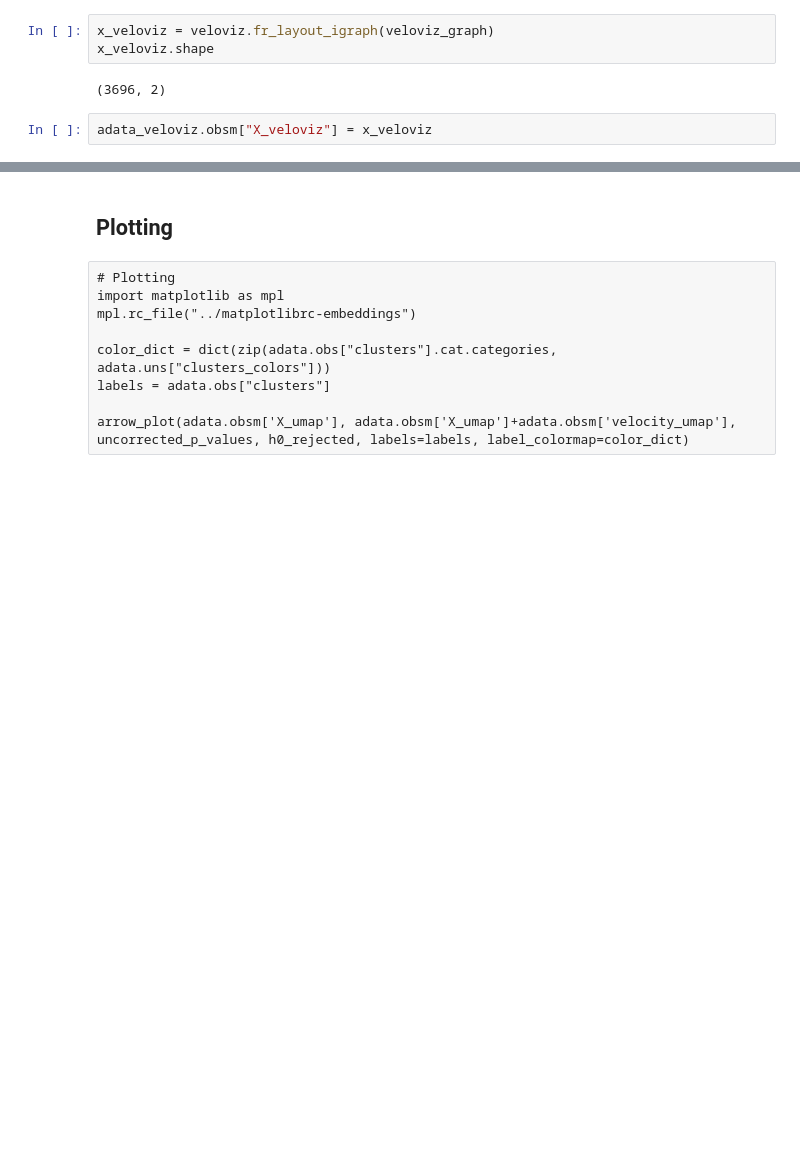
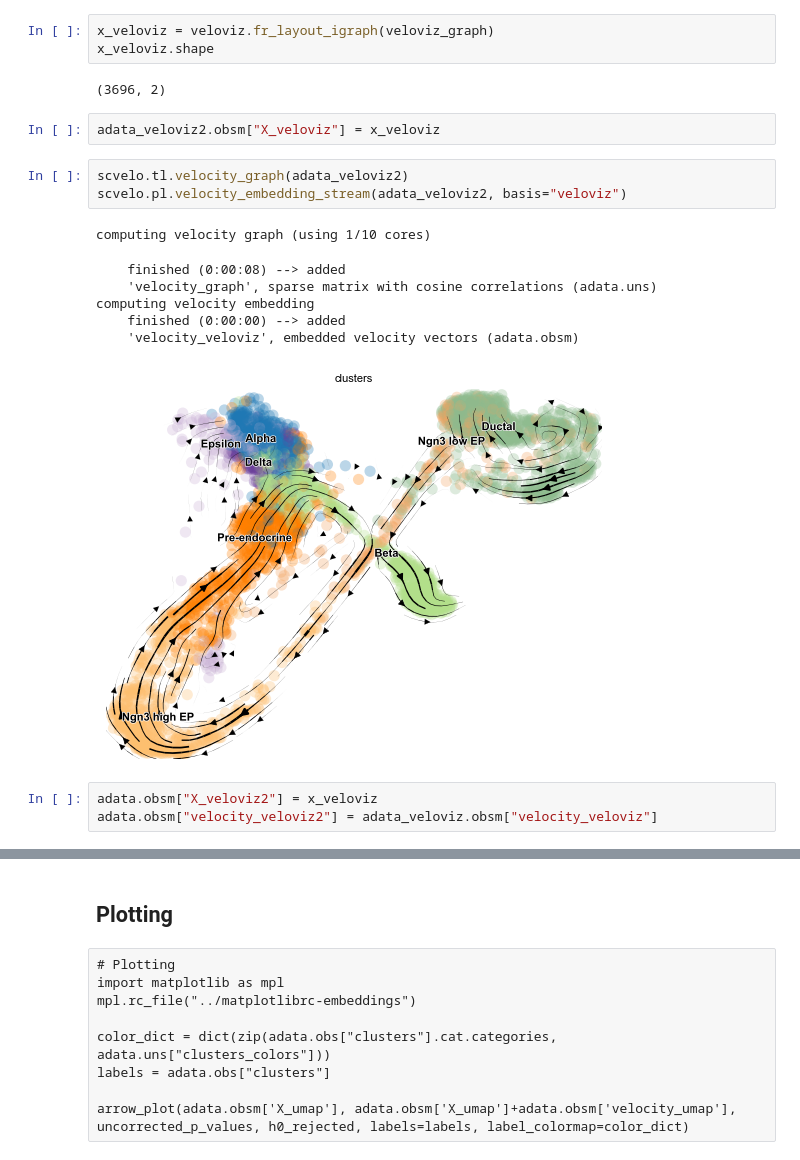
Before and after one commit to mackelab/velocity-hypothesis-test, a Jupyter notebook: notebooks/fig1_pancreas-single_test.ipynb, the cells around one changed output, grey strips where cells are left out. Drawn from its saved outputs; the diff is of its cells as text; blank space fills up the shorter version.

```diff
--- a/notebooks/fig1_pancreas-single_test.ipynb
+++ b/notebooks/fig1_pancreas-single_test.ipynb
@@ -215,4 +262,18 @@ x_veloviz.shape
 # %% [output]
 (3696, 2)
 # %%
-adata_veloviz.obsm["X_veloviz"] = x_veloviz
+adata_veloviz2.obsm["X_veloviz"] = x_veloviz
+# %%
+scvelo.tl.velocity_graph(adata_veloviz2)
+scvelo.pl.velocity_embedding_stream(adata_veloviz2, basis="veloviz")
+# %% [output]
+computing velocity graph (using 1/10 cores)
+    finished (0:00:08) --> added
+    'velocity_graph', sparse matrix with cosine correlations (adata.uns)
+computing velocity embedding
+    finished (0:00:00) --> added
+    'velocity_veloviz', embedded velocity vectors (adata.obsm)
+[figure, added]
+# %%
+adata.obsm["X_veloviz2"] = x_veloviz
+adata.obsm["velocity_veloviz2"] = adata_veloviz.obsm["velocity_veloviz"]
```
Also changed, not shown: parts of 14 cells of this notebook.
